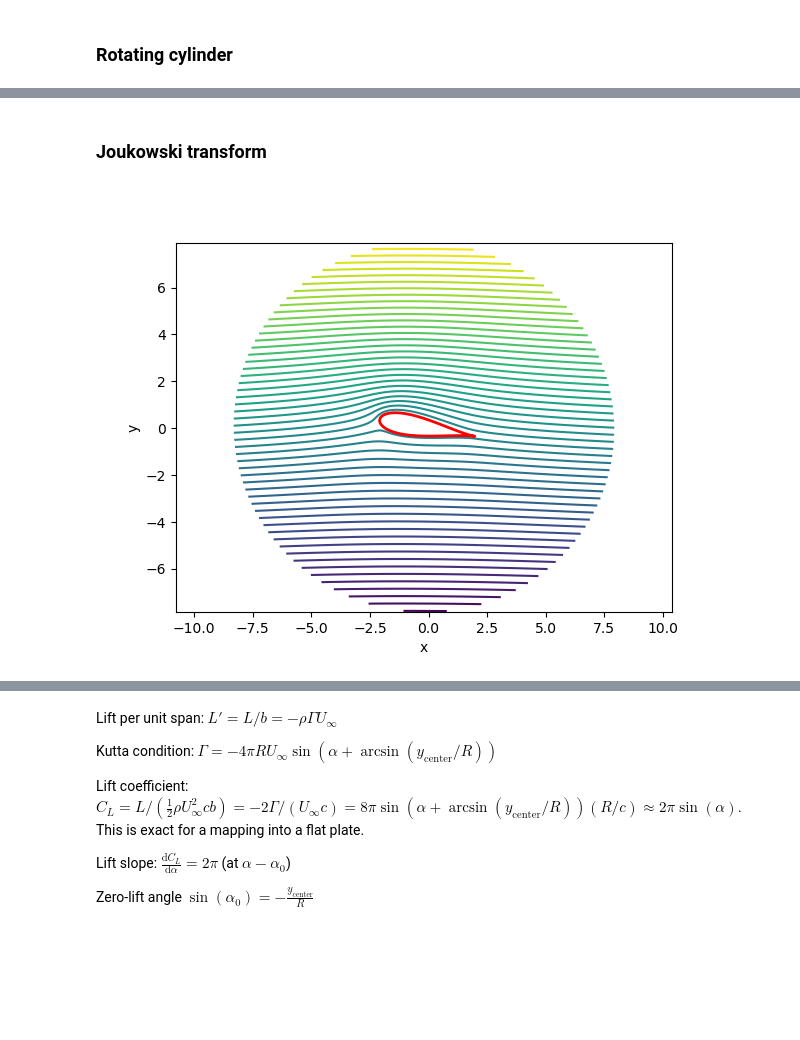
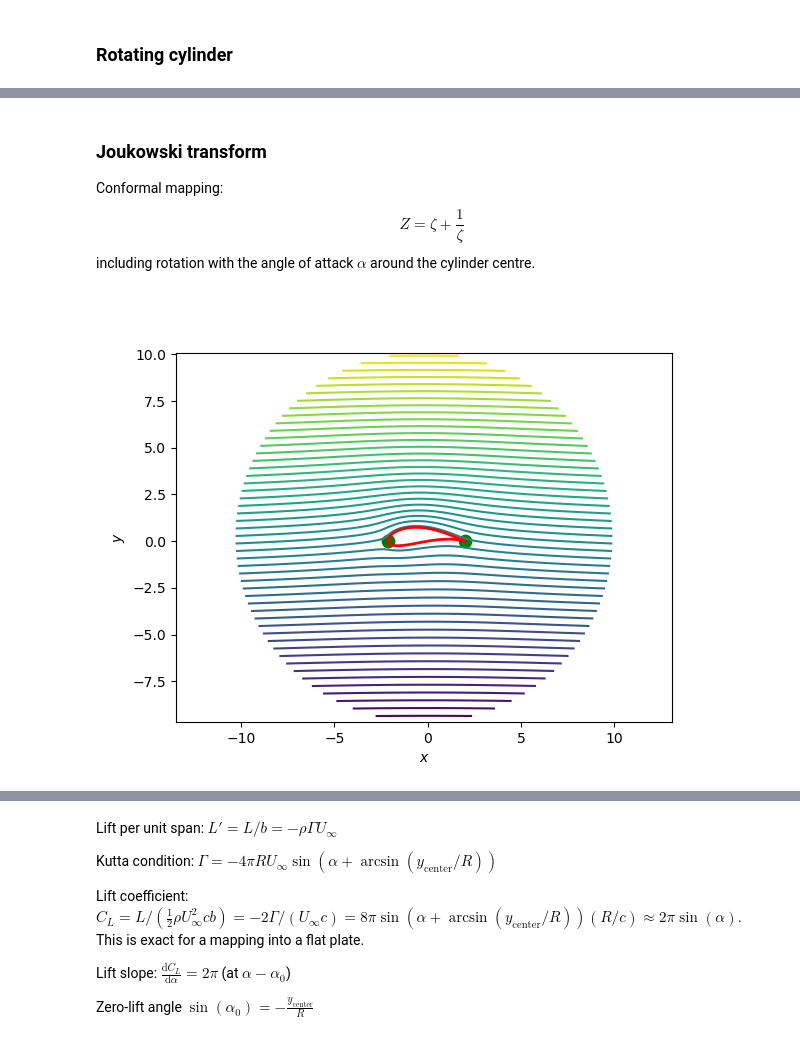
Before and after one commit to pschlatt1/notebooks, a Jupyter notebook: kutta-joukowski.ipynb, the cells around one changed output, grey strips where cells are left out. Saved outputs shown, nothing was run; the diff lists cells and outputs as text; code cells hidden in the pictures; blank space fills up the shorter version.

```diff
--- a/kutta-joukowski.ipynb
+++ b/kutta-joukowski.ipynb
@@ -22,11 +22,15 @@ from matplotlib import pyplot as plt
 ### Parameters
 # %%
 x_center, y_center = -0.0, 0.0          # plate
-#x_center, y_center = -0.2, 0.2          # cambered airfoil
 x_center,y_center = -0.2,0.             # symmetric profile
+x_center, y_center = -0.2, 0.2          # cambered airfoil (thin)
+#x_center, y_center = -0.5, 0.5          # cambered airfoil (thick)
+#x_center, y_center = -0, 0.2          # camber
+#x_center, y_center = -0.08, 0.08          # wiki
+
 
 u_inf = 1             # free-stream speed
-alpha = 10*(np.pi/180)  # angle of attack
+alpha = 0*(np.pi/180)  # angle of attack
 # %%
 R = np.sqrt((1-x_center)**2+y_center**2)   # circle needs to go through (1,0)
 M = (R**2)*2*np.pi*u_inf  # doublet for circle with radius R
@@ -55,7 +60,7 @@ class Velocity:
         self.p = 2*(0.5*u_ref**2-0.5*(self.u**2 + self.v**2))
 # %%
 # for a Kutta-Joukoswski airfoil, we choose a polar mesh
-mesh = Polar(100,R,8)
+mesh = Polar(100,R,10)
 # %% [markdown]
 ### Elementary flow solutions
 # %%
@@ -135,14 +140,14 @@ x_cylinder, y_cylinder = (x_center + R * np.cos(theta),
 # %%
 # streamfunction and stagnation points
 plt.figure()
-plt.xlabel('x')
-plt.ylabel('y')
+plt.xlabel(r'$\chi$')
+plt.ylabel(r'$\eta$')
 plt.axis('equal')
 plt.contour(mesh.X, mesh.Y, psi,40)
 plt.plot(x_cylinder, y_cylinder, color='r', linestyle='-', linewidth=2)
 if (np.abs(Gamma)>4*np.pi*R*u_inf):
-    x_stagn1, y_stagn1 = 0,1/(4*np.pi*u_inf)*(Gamma-np.sqrt(Gamma**2-(4*mt.pi*R*u_inf)**2))
-    x_stagn2, y_stagn2 = 0,1/(4*np.pi*u_inf)*(Gamma+np.sqrt(Gamma**2-(4*mt.pi*R*u_inf)**2))
+    x_stagn1, y_stagn1 = 0,1/(4*np.pi*u_inf)*(Gamma-np.sqrt(Gamma**2-(4*np.pi*R*u_inf)**2))
+    x_stagn2, y_stagn2 = 0,1/(4*np.pi*u_inf)*(Gamma+np.sqrt(Gamma**2-(4*np.pi*R*u_inf)**2))
 else:
     x_stagn1, y_stagn1 = ((+np.sqrt(R**2 - (Gamma / (4 * np.pi * u_inf))**2)+x_center),
                       +(Gamma / (4 * np.pi * u_inf))+y_center)
@@ -182,21 +187,44 @@ plt.show()
 # %% [markdown]
 ### Joukowski transform
+
+Conformal mapping:
+$$Z = \zeta + \frac{1}{\zeta}$$
+including rotation with the angle of attack $\alpha$ around the cylinder centre.
 # %%
 xi = (mesh.X + 1j*mesh.Y - (x_center+1j*y_center))*np.exp(1j*alpha) +  (x_center+1j*y_center)
 xi_cyl = (x_cylinder + 1j*y_cylinder - (x_center+1j*y_center))*np.exp(1j*alpha)+  (x_center+1j*y_center)
 # %%
 Z = (1/xi + xi)*np.exp(-1j*alpha)
 Z_cyl = (1/xi_cyl + xi_cyl)*np.exp(-1j*alpha)
+# %%
+if (np.abs(Gamma)>4*np.pi*R*u_inf):
+    x_stagn1, y_stagn1 = 0,1/(4*np.pi*u_inf)*(Gamma-np.sqrt(Gamma**2-(4*np.pi*R*u_inf)**2))
+    x_stagn2, y_stagn2 = 0,1/(4*np.pi*u_inf)*(Gamma+np.sqrt(Gamma**2-(4*np.pi*R*u_inf)**2))
+else:
+    x_stagn1, y_stagn1 = ((+np.sqrt(R**2 - (Gamma / (4 * np.pi * u_inf))**2)+x_center),
+                      +(Gamma / (4 * np.pi * u_inf))+y_center)
+    x_stagn2, y_stagn2 = ((-np.sqrt(R**2 - (Gamma / (4 * np.pi * u_inf))**2)+x_center),
+                      +(Gamma / (4 * np.pi * u_inf))+y_center)
+
+xi_stagn1 = (x_stagn1 + 1j*y_stagn1- (x_center+1j*y_center))*np.exp(1j*alpha)+  (x_center+1j*y_center)
+Z_stagn1 = (1/xi_stagn1 + xi_stagn1)*np.exp(-1j*alpha)
+
+xi_stagn2 = (x_stagn2 + 1j*y_stagn2- (x_center+1j*y_center))*np.exp(1j*alpha)+  (x_center+1j*y_center)
+Z_stagn2 = (1/xi_stagn2 + xi_stagn2)*np.exp(-1j*alpha)
 # %%
 plt.figure()
-plt.xlabel('x')
-plt.ylabel('y')
+plt.xlabel(r'$x$')
+plt.ylabel(r'$y$')
 plt.axis('equal')
-plt.contour(np.real(Z), np.imag(Z), psi,60)
+plt.contour(np.real(Z), np.imag(Z), psi,50)
 plt.plot(np.real(Z_cyl), np.imag(Z_cyl), color='r', linestyle='-', linewidth=2)
+
+
+plt.scatter([np.real(Z_stagn1),np.real(Z_stagn2)], [np.imag(Z_stagn1),np.imag(Z_stagn2)],
+               color='g', s=80, marker='o');
 plt.show()
 # %% [output]
-[figure, old version]
+[figure, new version]
 # %%
 plt.figure()
 plt.xlabel('x')
```
Also changed, not shown: parts of 18 cells of this notebook.
